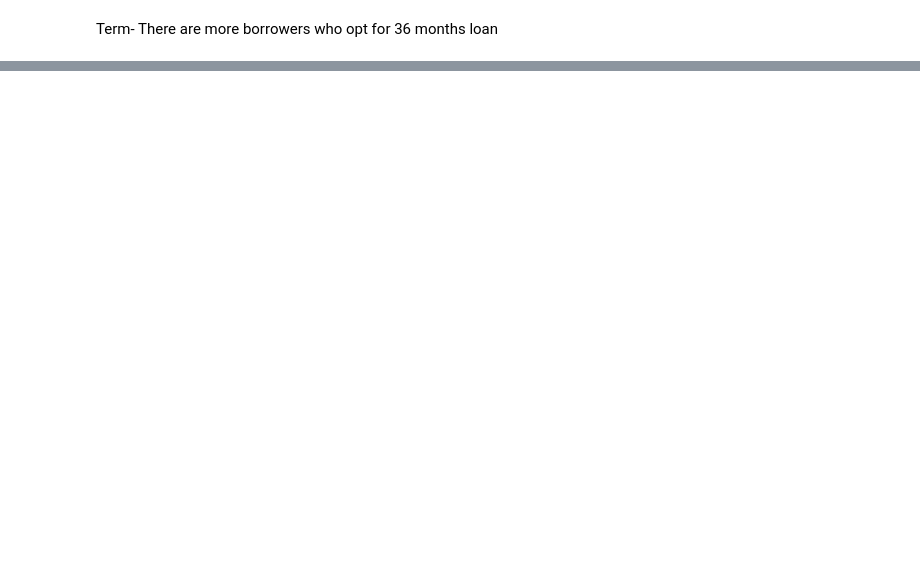
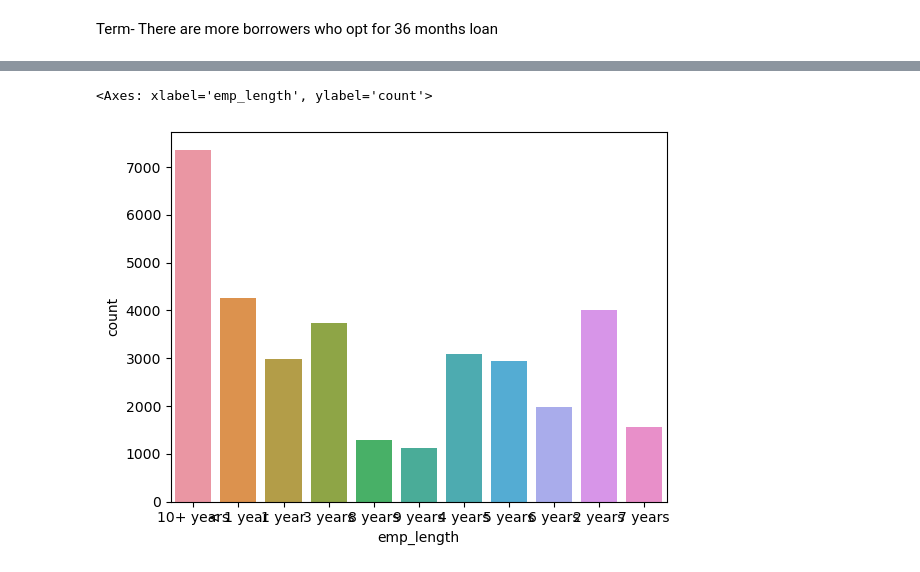
Before and after one commit to jatinmj/LendingClub_CaseStudy, a Jupyter notebook: Lending_club_caseStudy_Ishita_bhargava.ipynb, the cells around one changed output, grey strips where cells are left out. Saved outputs shown, nothing was run; the diff lists cells and outputs as text; code cells hidden in the pictures; blank space fills up the shorter version.

```diff
--- a/Lending_club_caseStudy_Ishita_bhargava.ipynb
+++ b/Lending_club_caseStudy_Ishita_bhargava.ipynb
@@ -1301,0 +1323,5 @@ sns.boxplot(x=df5['grade'],y=df5['annual_inc'])
+# %%
+sns.countplot(x=df['emp_length'])
+# %% [output]
+<Axes: xlabel='emp_length', ylabel='count'>
+[figure, added]
```
Also changed, not shown: parts of 49 cells of this notebook.
